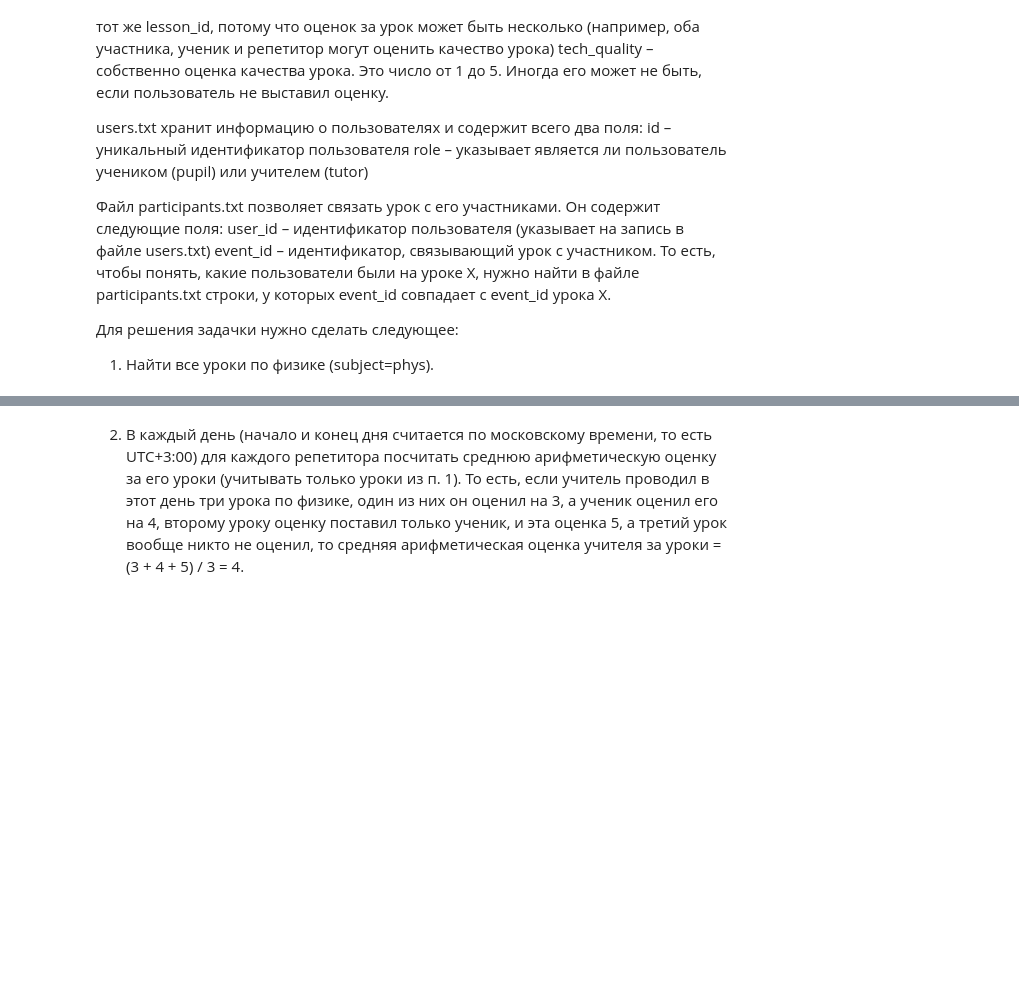
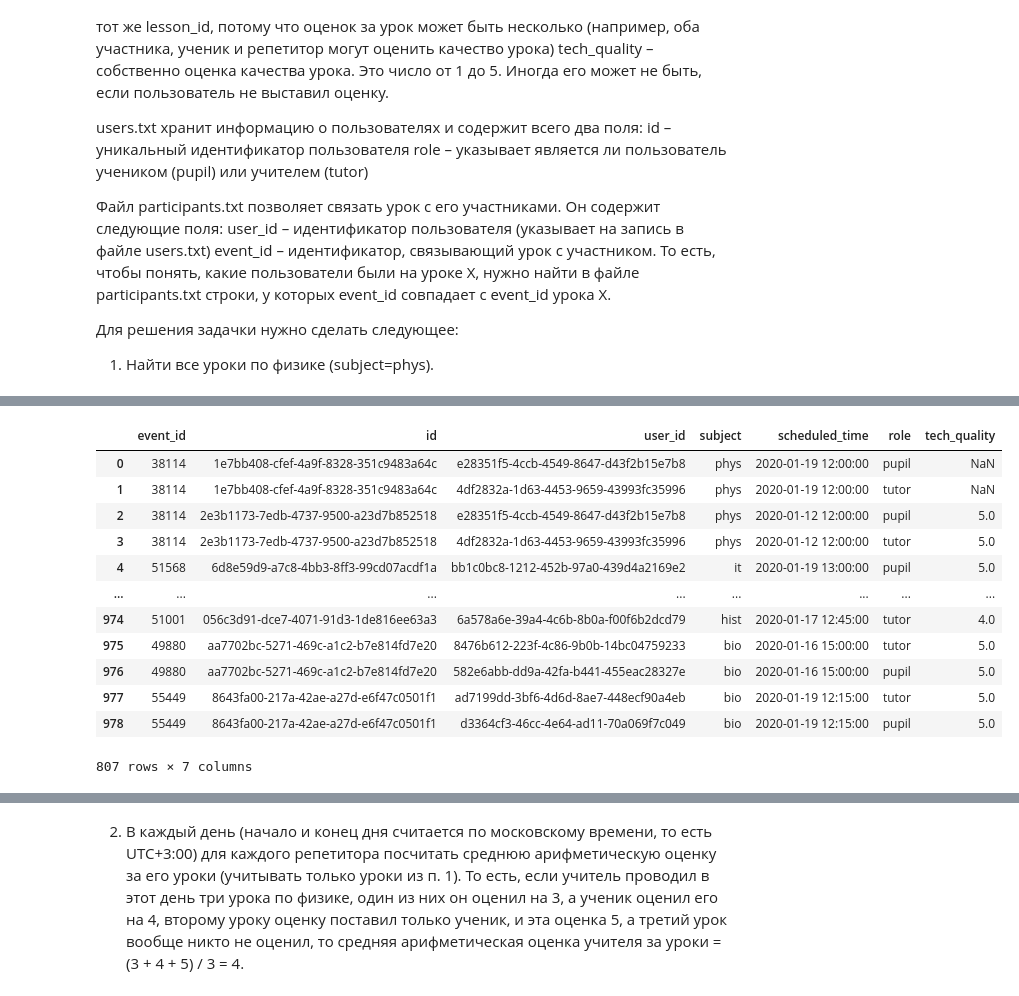
Before and after one commit to JaneCalm/work_tests, a Jupyter notebook: work_test/school.ipynb, the cells around one changed output, grey strips where cells are left out. Saved outputs shown, nothing was run; the diff lists cells and outputs as text; code cells hidden in the pictures; blank space fills up the shorter version.

```diff
--- a/work_test/school.ipynb
+++ b/work_test/school.ipynb
@@ -148,0 +93,29 @@ lessons_phys
+# %%
+last = last.set_index(['event_id', 'user_id'])
+# %%
+part_use = part_use.set_index(['event_id', 'user_id'])
+# %%
+last_part = pd.merge(last, part_use, on=['event_id', 'user_id'], how='left')
+last_part = last_part.reset_index()
+last_part = last_part.drop_duplicates()
+# %%
+last_part = last_part.set_index(['event_id', 'id'])
+# %%
+all_data = pd.merge(last_part, lessons_qua['tech_quality'], on=['event_id', 'id'], how='left')
+all_data = all_data.reset_index()
+all_data = all_data.drop_duplicates()
+all_data
+# %% [output]
+|  | event_id | id | user_id | subject | scheduled_time | role | tech_quality |
+| 0 | 38114 | 1e7bb408-cfef-4a9f-8328-351c9483a64c | e28351f5-4ccb-4549-8647-d43f2b15e7b8 | phys | 2020-01-19 12:00:00 | pupil | NaN |
+| 1 | 38114 | 1e7bb408-cfef-4a9f-8328-351c9483a64c | 4df2832a-1d63-4453-9659-43993fc35996 | phys | 2020-01-19 12:00:00 | tutor | NaN |
+| 2 | 38114 | 2e3b1173-7edb-4737-9500-a23d7b852518 | e28351f5-4ccb-4549-8647-d43f2b15e7b8 | phys | 2020-01-12 12:00:00 | pupil | 5.0 |
+| 3 | 38114 | 2e3b1173-7edb-4737-9500-a23d7b852518 | 4df2832a-1d63-4453-9659-43993fc35996 | phys | 2020-01-12 12:00:00 | tutor | 5.0 |
+| 4 | 51568 | 6d8e59d9-a7c8-4bb3-8ff3-99cd07acdf1a | bb1c0bc8-1212-452b-97a0-439d4a2169e2 | it | 2020-01-19 13:00:00 | pupil | 5.0 |
+| ... | ... | ... | ... | ... | ... | ... | ... |
+| 974 | 51001 | 056c3d91-dce7-4071-91d3-1de816ee63a3 | 6a578a6e-39a4-4c6b-8b0a-f00f6b2dcd79 | hist | 2020-01-17 12:45:00 | tutor | 4.0 |
+| 975 | 49880 | aa7702bc-5271-469c-a1c2-b7e814fd7e20 | 8476b612-223f-4c86-9b0b-14bc04759233 | bio | 2020-01-16 15:00:00 | tutor | 5.0 |
+| 976 | 49880 | aa7702bc-5271-469c-a1c2-b7e814fd7e20 | 582e6abb-dd9a-42fa-b441-455eac28327e | bio | 2020-01-16 15:00:00 | pupil | 5.0 |
+| 977 | 55449 | 8643fa00-217a-42ae-a27d-e6f47c0501f1 | ad7199dd-3bf6-4d6d-8ae7-448ecf90a4eb | bio | 2020-01-19 12:15:00 | tutor | 5.0 |
+| 978 | 55449 | 8643fa00-217a-42ae-a27d-e6f47c0501f1 | d3364cf3-46cc-4e64-ad11-70a069f7c049 | bio | 2020-01-19 12:15:00 | pupil | 5.0 |
+807 rows × 7 columns
```
Also changed, not shown: parts of 45 cells of this notebook.
